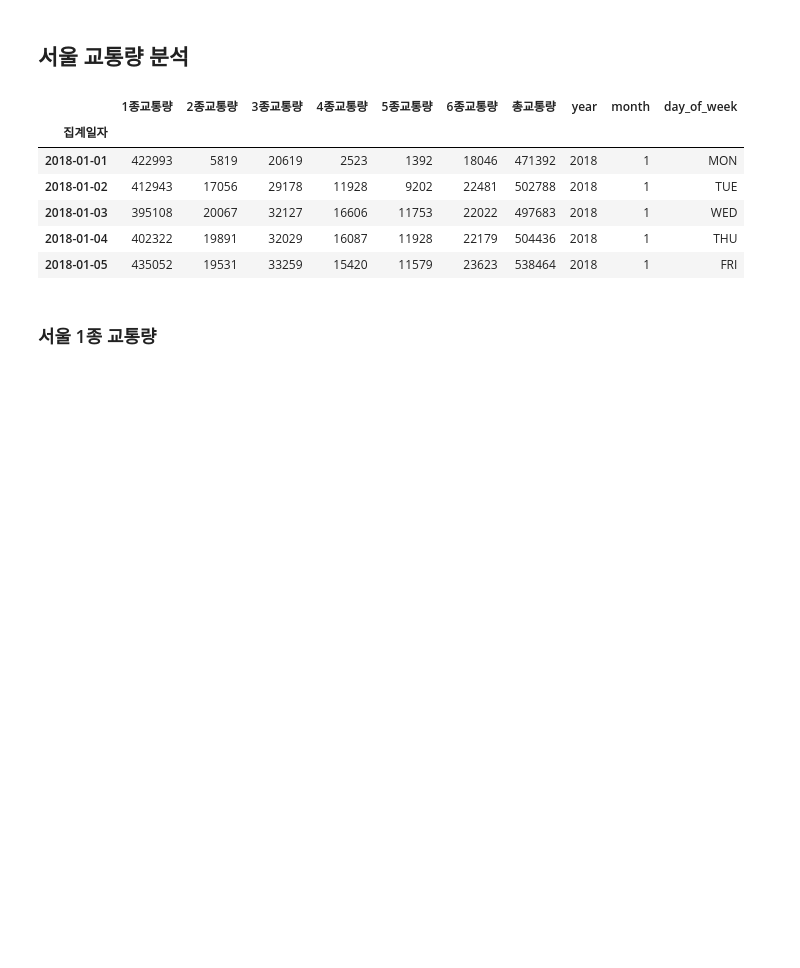
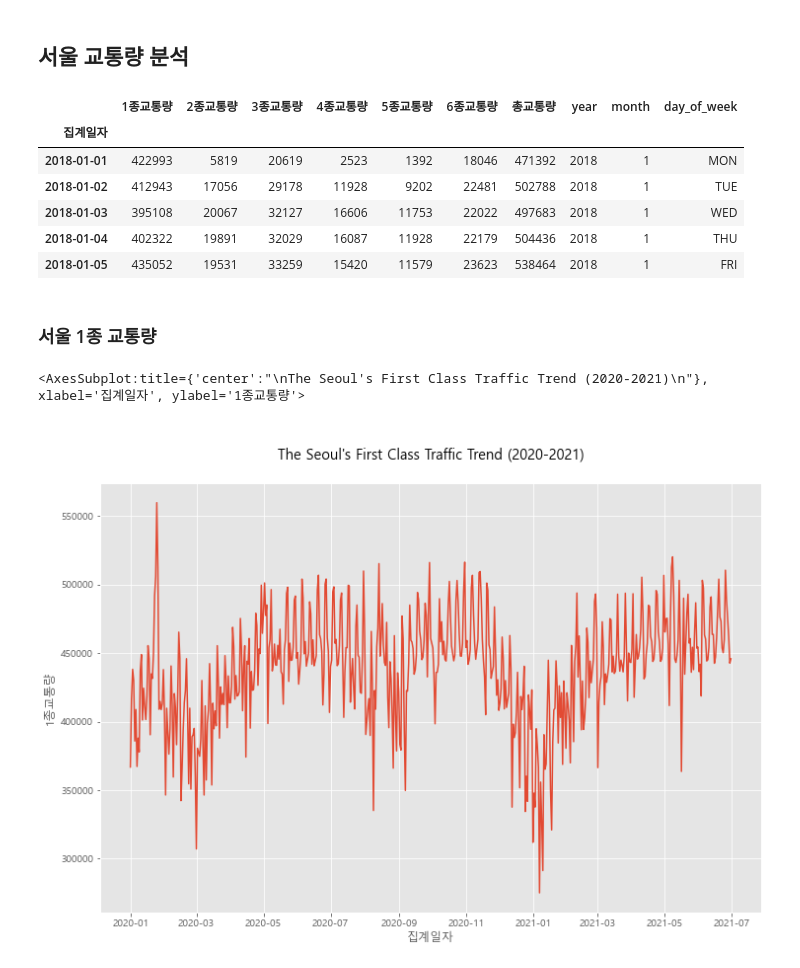
Before and after one commit to WooShangHyeon/damentor_3, a Jupyter notebook: FINAL_SAMHYUNTECH.ipynb, the cells around one changed output. Cells and saved outputs as stored; diff of their text form; code cells hidden in the pictures; blank space fills up the shorter version.

```diff
--- a/FINAL_SAMHYUNTECH.ipynb
+++ b/FINAL_SAMHYUNTECH.ipynb
@@ -270,3 +285,12 @@ seoul_traffic_data.head()
 | 2018-01-05 | 435052 | 19531 | 33259 | 15420 | 11579 | 23623 | 538464 | 2018 | 1 | FRI |
 # %% [markdown]
 ### 서울 1종 교통량
+# %%
+# 1종 교통량(대부분의 자가용) 분석
+
+plt.figure(figsize=(12,8))
+plt.title('\nThe Seoul\'s First Class Traffic Trend (2020-2021)\n')
+sns.lineplot(data=seoul_traffic_data[((seoul_traffic_data.year==2020)|(seoul_traffic_data.year==2021))], x='집계일자', y='1종교통량')
+# %% [output]
+<AxesSubplot:title={'center':"\nThe Seoul's First Class Traffic Trend (2020-2021)\n"}, xlabel='집계일자', ylabel='1종교통량'>
+[figure, added]
```
Also changed, not shown: parts of 30 cells of this notebook.
